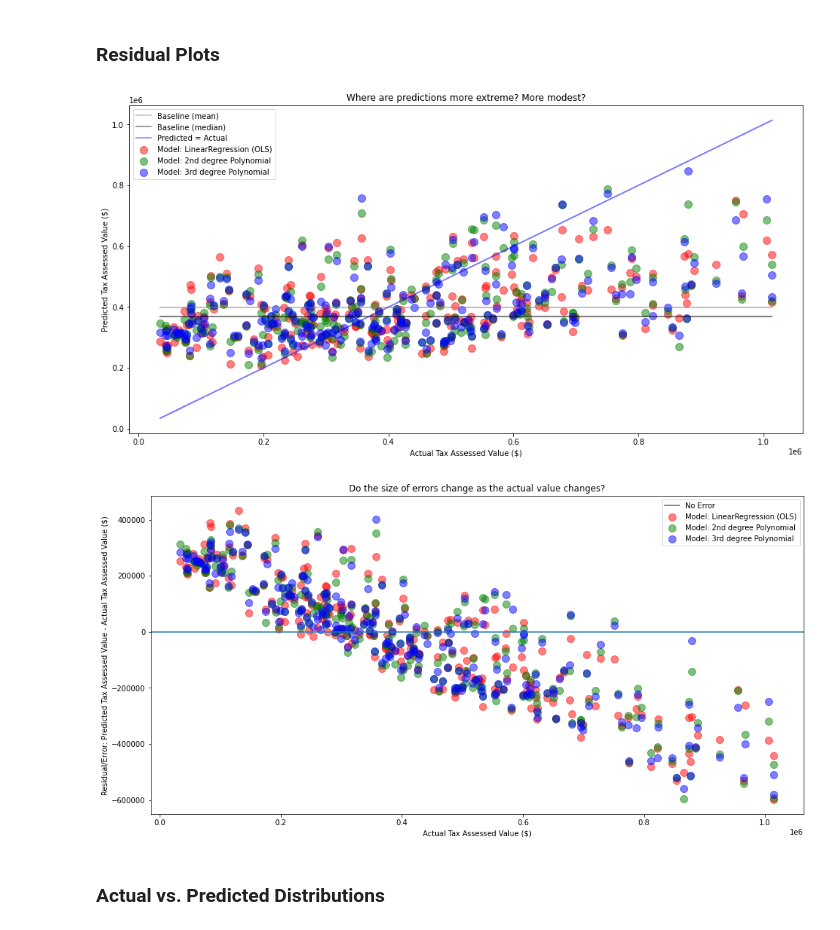
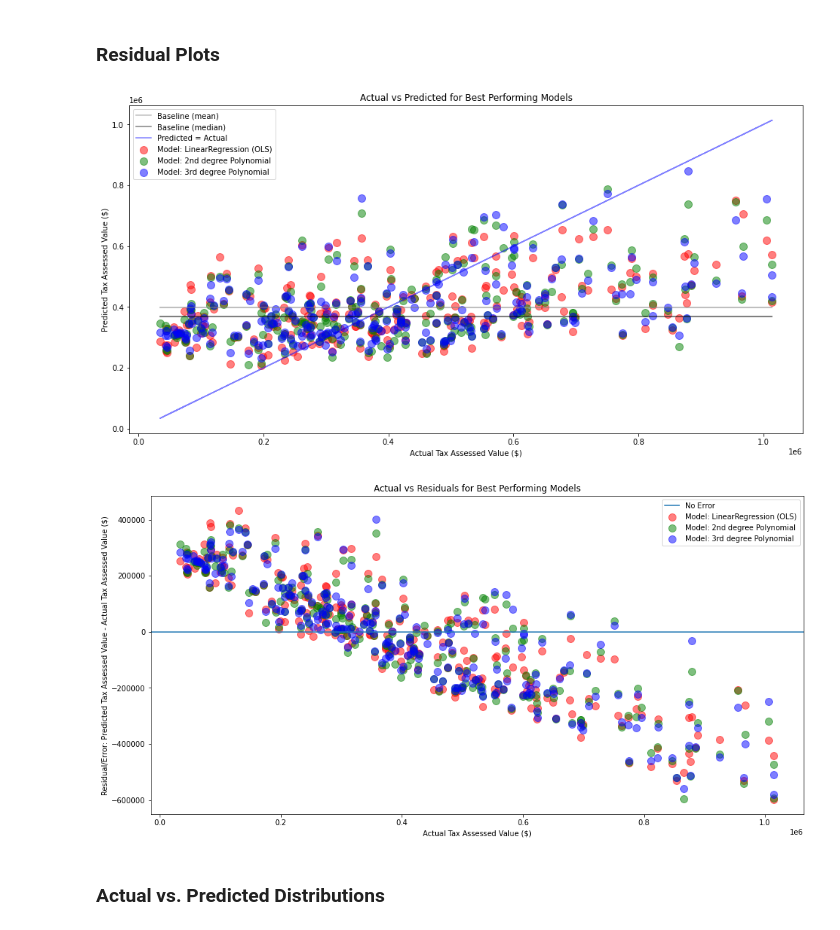
Before and after one commit to adam-talbot/regression-project, a Jupyter notebook: final_notebook.ipynb, the cells around one changed output. Cells and saved outputs as stored; diff of their text form; code cells hidden in the pictures.

```diff
--- a/final_notebook.ipynb
+++ b/final_notebook.ipynb
@@ -869,24 +880,24 @@ metric_df
 # %%
 # create residual plots
 # ols_y_pred, lm2_y_pred, lm3_y_pred
 plt.figure(figsize=(16,8))
 plt.plot(y_validate.appraised_value.sample(n=250, random_state=527), y_validate.baseline_mean.sample(n=250, random_state=527), alpha=.5, color="gray", label='Baseline (mean)')
 plt.plot(y_validate.appraised_value.sample(n=250, random_state=527), y_validate.baseline_median.sample(n=250, random_state=527), alpha=.5, color="black", label='Baseline (median)')
 plt.plot(y_validate.appraised_value.sample(n=250, random_state=527), y_validate.appraised_value.sample(n=250, random_state=527), alpha=.5, color="blue", label='Predicted = Actual')
 
 plt.scatter(y_validate.appraised_value.sample(n=250, random_state=527), y_validate.ols_y_pred.sample(n=250, random_state=527),
             alpha=.5, color="red", s=100, label="Model: LinearRegression (OLS)")
 plt.scatter(y_validate.appraised_value.sample(n=250, random_state=527), y_validate.lm2_y_pred.sample(n=250, random_state=527),
             alpha=.5, color="green", s=100, label="Model: 2nd degree Polynomial")
 plt.scatter(y_validate.appraised_value.sample(n=250, random_state=527), y_validate.lm3_y_pred.sample(n=250, random_state=527),
             alpha=.5, color="blue", s=100, label="Model: 3rd degree Polynomial")
 plt.legend()
 plt.xlabel("Actual Tax Assessed Value ($)")
 plt.ylabel("Predicted Tax Assessed Value ($)")
-plt.title("Where are predictions more extreme? More modest?")
+plt.title("Actual vs Predicted for Best Performing Models")
 plt.show()
 # %% [output]
-[figure, old version]
+[figure, new version]
 # %%
 # ols_y_pred, lars_y_pred_alpha_1, lm2_y_pred, lm3_y_pred
 plt.figure(figsize=(16,8))
@@ -900,10 +911,10 @@ plt.scatter(y_validate.appraised_value.sample(n=250, random_state=527), (y_valid
 plt.legend()
 plt.xlabel("Actual Tax Assessed Value ($)")
 plt.ylabel("Residual/Error: Predicted Tax Assessed Value - Actual Tax Assessed Value ($)")
-plt.title("Do the size of errors change as the actual value changes?")
+plt.title("Actual vs Residuals for Best Performing Models")
 plt.show()
 # %% [output]
-[figure, old version]
+[figure, new version]
 # %% [markdown]
 ### Actual vs. Predicted Distributions
 # %%
```
Also changed, not shown: parts of 6 cells of this notebook, 1 other file.
